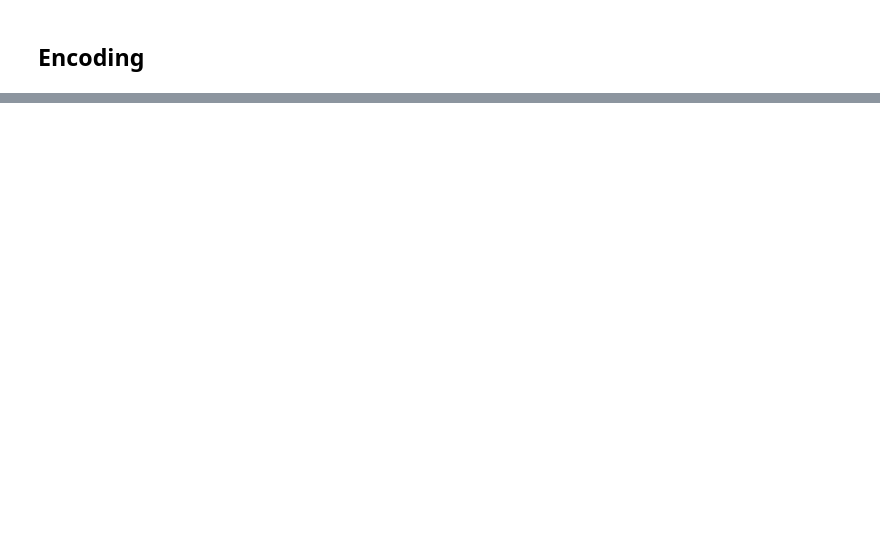
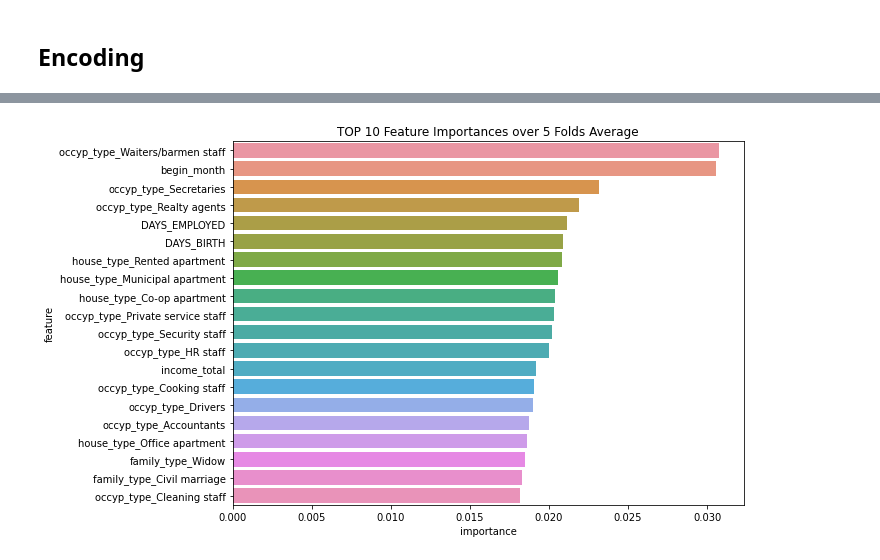
Before and after one commit to pyy0715/My-Competition-Struggle, a Jupyter notebook: Dacon/credit/baseline.ipynb, the cells around one changed output, grey strips where cells are left out. Saved outputs shown, nothing was run; the diff lists cells and outputs as text; code cells hidden in the pictures; blank space fills up the shorter version.

```diff
--- a/Dacon/credit/baseline.ipynb
+++ b/Dacon/credit/baseline.ipynb
@@ -213,0 +260,25 @@ submit.to_csv('./lgb_cat.csv', index=False)
+# %%
+oof_xgb = np.zeros((len(train), 3))
+xgb_pred = np.zeros((len(test), 3))
+
+skf = StratifiedKFold(n_splits=5, shuffle=True, random_state=seed)
+
+for fold_, (trn_idx, val_idx) in enumerate(skf.split(train, TARGET)):
+    print("\nfold num_: {}".format(fold_))
+    y_train, y_valid = TARGET[trn_idx], TARGET[val_idx]
+    X_train, X_valid = train.iloc[trn_idx], train.iloc[val_idx]
+
+    clf = XGBClassifier(**xgb_params)
+    clf.fit(X_train, y_train,
+            eval_set=[(X_train, y_train), (X_valid, y_valid)],
+            eval_metric= 'mlogloss',
+            early_stopping_rounds=100,
+            verbose=100
+           )
+
+    oof_xgb[val_idx] = clf.predict_proba(X_valid, ntree_limit=clf.best_iteration)
+    xgb_pred += clf.predict_proba(test, ntree_limit=clf.best_iteration)
+
+xgb_pred /= 5
+print(f'\nSEED: {seed}, Cross Validation Is Complete')
+print("CV score: {:<8.5f}".format(log_loss(TARGET, oof_xgb)))
@@ -213,0 +400,12 @@ submit.to_csv('./lgb_cat.csv', index=False)
+# %%
+feature_importance = pd.DataFrame({'feature':FEATURES, 'importance':clf.feature_importances_})
+
+plt.figure(figsize=(10,6))
+sns.barplot(x='importance',
+            y='feature',
+            data=feature_importance.sort_values(by="importance", ascending=False).reset_index()[:20])
+
+plt.title('TOP 10 Feature Importances over 5 Folds Average')
+plt.tight_layout()
+# %% [output]
+[figure, added]
```
Also changed, not shown: parts of 47 cells of this notebook, 21 other files.
